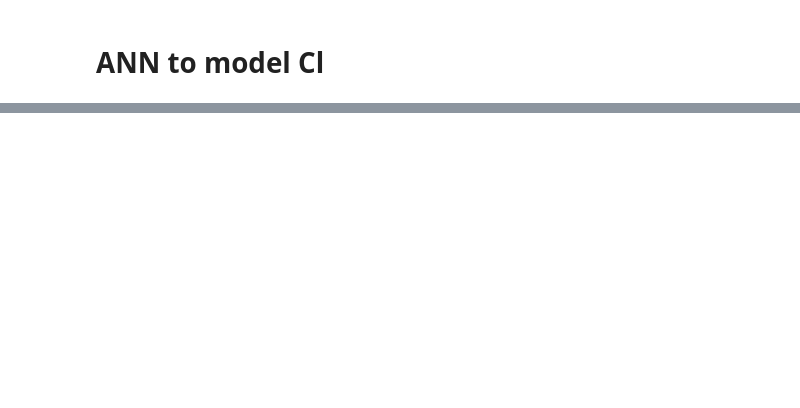
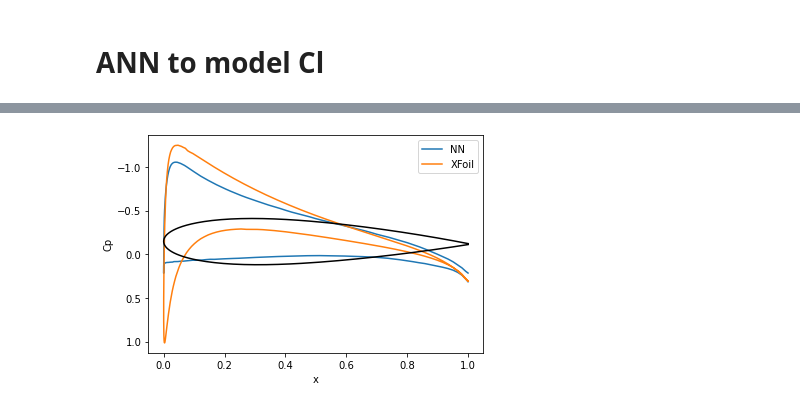
Before and after one commit to SamJBerry/xfoil-tools, a Jupyter notebook: cl_nn.ipynb, the cells around one changed output, grey strips where cells are left out. Cells and saved outputs as stored; diff of their text form; code cells hidden in the pictures; blank space fills up the shorter version.

```diff
--- a/cl_nn.ipynb
+++ b/cl_nn.ipynb
@@ -142,0 +135,35 @@ tensor([0.6461], device='cuda:0', grad_fn=<AddBackward0>)
+# %%
+import pandas as pd
+import matplotlib.pyplot as plt
+
+df = pd.DataFrame()
+
+test_data = test_dataset[12]
+test_feature, test_param, test_cp_data = test_data
+test_feature = test_feature.repeat(2,1,1,1)
+test_param = test_param.repeat(2,1)
+result = model(test_feature, test_param).cpu().detach()
+result_cp = torch.unbind(result,0)[0].squeeze().cpu().detach().tolist()
+test_cp = torch.unbind(test_cp_data, 0)[0].squeeze().cpu().detach().tolist()
+cords = torch.unbind(test_feature,0)[0].squeeze().cpu().detach().tolist()
+#print(result_cp[0], result_cp[1])
+df["Cp"] = [*result_cp[0], *result_cp[1]]
+df["x"] = [*cords[0][0], *cords[1][0]]
+df["y"] = [*cords[0][1], *cords[1][1]]
+df["valid_Cp"] = [*test_cp[0], *test_cp[1]]
+df.head(300)
+fig, ax1 = plt.subplots()
+ax1.plot(df["x"], df["Cp"], label="NN")
+ax1.plot(df["x"], df["valid_Cp"], label="XFoil")
+ax1.set_ylabel("Cp")
+ax1.set_xlabel("x")
+ax1.legend()
+cp_lim = ax1.get_ylim()
+ax1.set_ylim(cp_lim[1], cp_lim[0])
+ax2= ax1.twinx()
+ax2.plot(df["x"], df["y"], color="k")
+ax2.set_ylim(-0.4,0.4)
+ax2.axis('off')
+plt.show()
+# %% [output]
+[figure, added]
```
Also changed, not shown: parts of 6 cells of this notebook, 1 other file.
